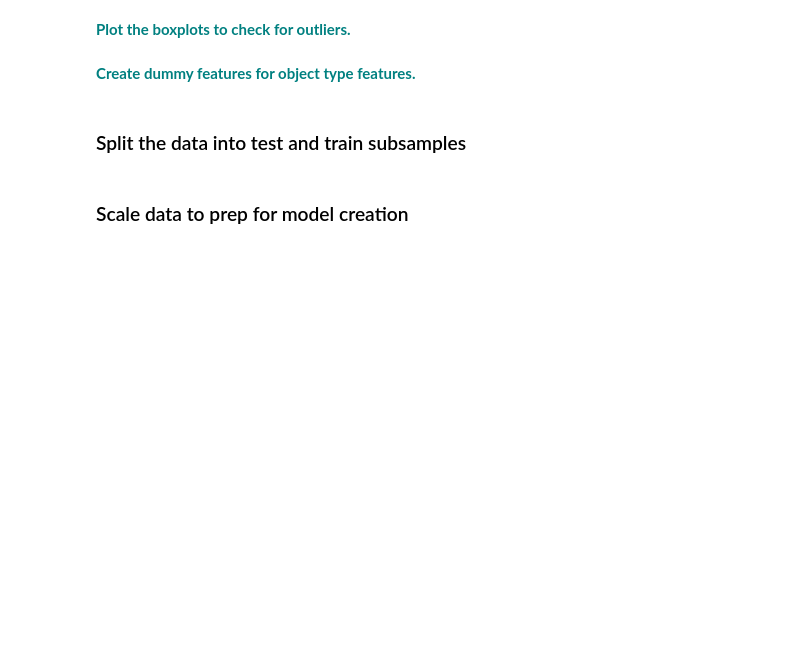
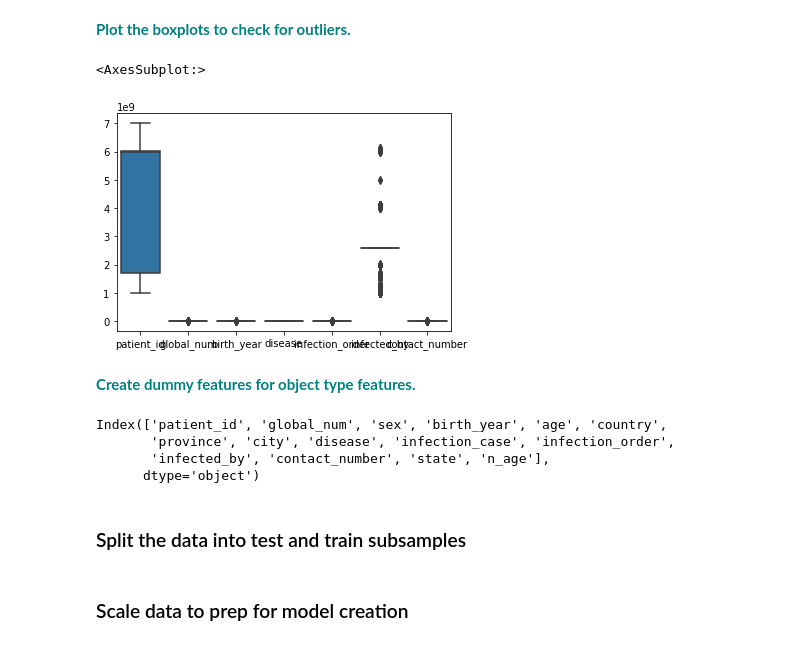
Before and after one commit to JaredBarnes6/Springboard, a Jupyter notebook: RandomForest_casestudy_covid19.ipynb, the cells around one changed output. Saved outputs shown, nothing was run; the diff lists cells and outputs as text; code cells hidden in the pictures; blank space fills up the shorter version.

```diff
--- a/RandomForest_casestudy_covid19.ipynb
+++ b/RandomForest_casestudy_covid19.ipynb
@@ -124,4 +300,16 @@ vn
 # %% [markdown]
 **<font color='teal'> Plot the boxplots to check for outliers. </font>**
+# %%
+sns.boxplot(data=df)
+# %% [output]
+<AxesSubplot:>
+[figure, added]
 # %% [markdown]
 **<font color='teal'> Create dummy features for object type features. </font>**
+# %%
+df.columns
+# %% [output]
+Index(['patient_id', 'global_num', 'sex', 'birth_year', 'age', 'country',
+       'province', 'city', 'disease', 'infection_case', 'infection_order',
+       'infected_by', 'contact_number', 'state', 'n_age'],
+      dtype='object')
```
Also changed, not shown: parts of 24 cells of this notebook.
